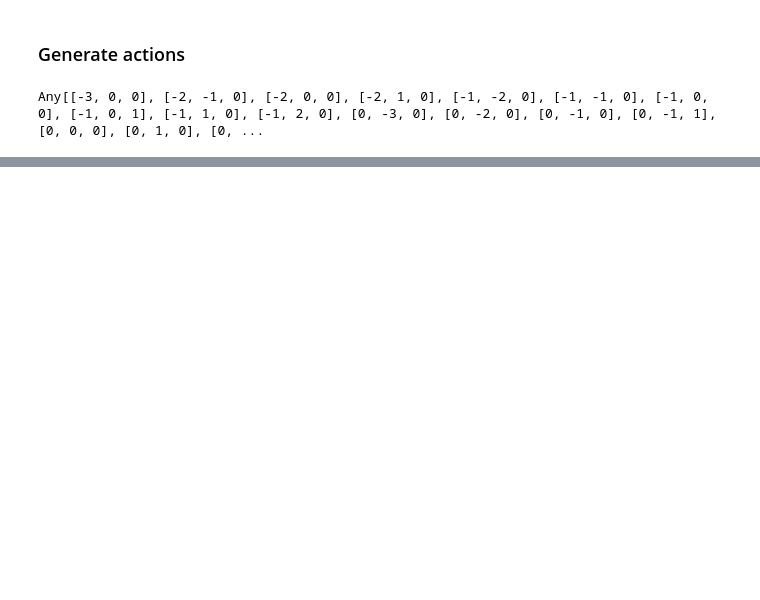
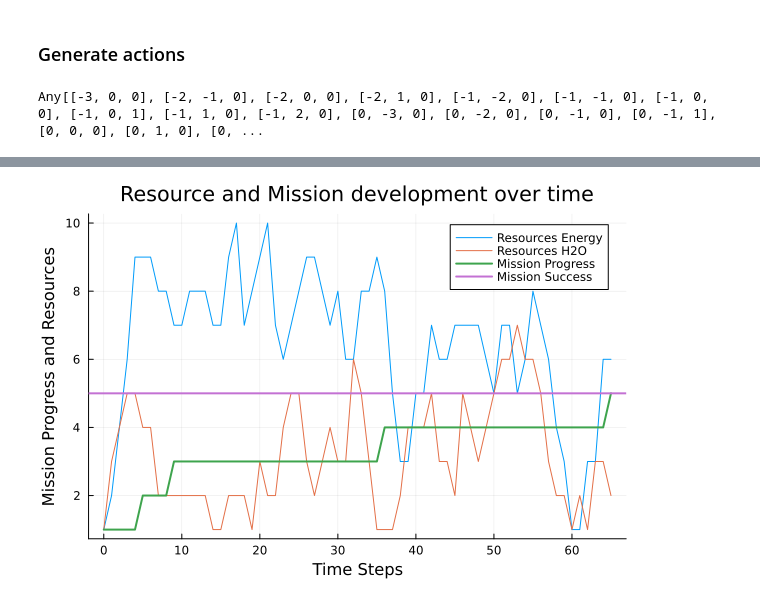
Before and after one commit to zhao-harry/aa-228-final-project, a Jupyter notebook: Simulation.ipynb, the cells around one changed output, grey strips where cells are left out. Cells and saved outputs as stored; diff of their text form; code cells hidden in the pictures; blank space fills up the shorter version.

```diff
--- a/Simulation.ipynb
+++ b/Simulation.ipynb
@@ -58,0 +167,13 @@ end
+# %%
+#plot Mission and Resource development over time
+p2 = plot()
+plot!(p2 ,t, [resources_E, resources_H2O], label=["Resources Energy" "Resources H2O"], title = "Resource and Mission development over time")
+plot!(p2 ,t, mission, label="Mission Progress", linewidth = 2)
+hline!(p2 , [5],  linewidth=2, label="Mission Success")
+xlabel!("Time Steps")
+ylabel!("Mission Progress and Resources")
+
+
+#savefig(p2, "Mission Progress VS Resources.pdf")
+# %% [output]
+[figure, added]
```
Also changed, not shown: parts of 10 cells of this notebook.
